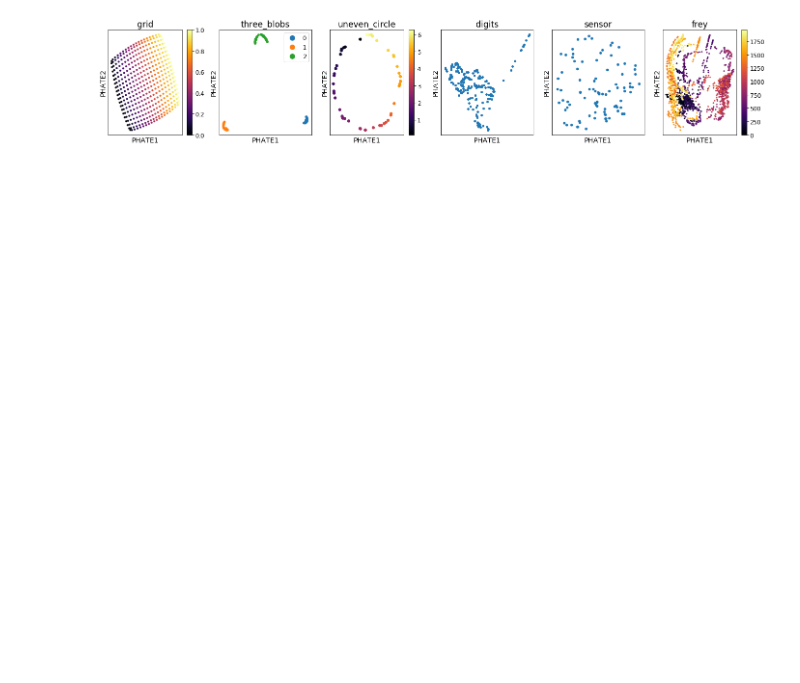
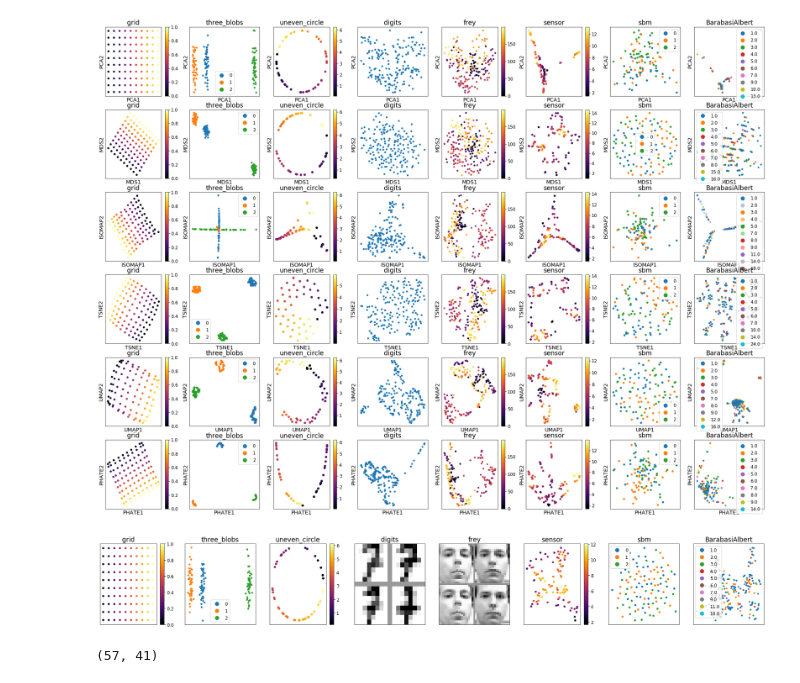
Before and after one commit to KrishnaswamyLab/visualization_selection, a Jupyter notebook: notebooks/toy_data.ipynb, the cells around one changed output. Cells and saved outputs as stored; diff of their text form; code cells hidden in the pictures; blank space fills up the shorter version.

Commit message:
improved toy data vis and interactive parameter plot

```diff
--- a/notebooks/toy_data.ipynb
+++ b/notebooks/toy_data.ipynb
@@ -7,13 +8,40 @@ import phate
 import scprep
 # %%
 data_loaders = data.__all__
+algorithms = embed.__all__
 # %%
-fig, axes = plt.subplots(1, len(data_loaders), figsize=(len(data_loaders)*4, 4))
-for loader, ax in zip(data_loaders, axes):
-    dataset = loader()
-    knn_dist = knn_dist='precomputed' if dataset.is_graph else 'euclidean'
-    Y = phate.PHATE(knn_dist=knn_dist, verbose=0).fit_transform(dataset.X)
-    scprep.plot.scatter2d(Y, c=dataset.c, ticks=False, label_prefix="PHATE", ax=ax,
-                         title=dataset.name)
+fig, axes = plt.subplots(len(algorithms), len(data_loaders), figsize=(len(data_loaders)*4, len(algorithms)*4))
+for algorithm, axis in zip(algorithms, axes):
+    for loader, ax in zip(data_loaders, axis):
+        dataset = loader()
+        Y = algorithm(dataset.X, dataset.is_graph)
+        scprep.plot.scatter2d(Y, c=dataset.c, ticks=False, label_prefix=algorithm.__name__, ax=ax,
+                             title=dataset.name)
 # %% [output]
-[figure, old version]
+[figure, new version]
+# %%
+fig, axes = plt.subplots(1, len(data_loaders), figsize=(len(data_loaders)*4, 4))
+for loader, ax in zip(data_loaders, axes):
+    dataset = loader()
+    X = dataset.X
+    if dataset.is_graph:
+        X = embed.Spring(X, is_graph=True)
+    if hasattr(dataset, "X_raw"):
+        # image data
+        select_idx = np.random.choice(len(dataset.X_raw), 4)
+        plot_image = np.vstack([np.hstack([dataset.X_raw[select_idx[0]], np.repeat(125, dataset.X_raw.shape[1])[:,None], dataset.X_raw[select_idx[1]]]),
+                               np.repeat(125, dataset.X_raw.shape[2]*2+1)[None,:],
+                               np.hstack([dataset.X_raw[select_idx[2]], np.repeat(125, dataset.X_raw.shape[1])[:,None], dataset.X_raw[select_idx[3]]])])
+        ax.imshow(plot_image, cmap='Greys', aspect='auto')
+        ax.set_xticks([])
+        ax.set_yticks([])
+        ax.set_title(dataset.name, fontsize='xx-large')
+    else:
+        scprep.plot.scatter2d(X, c=dataset.c, ticks=False, ax=ax,
+                         title=dataset.name)
+# %% [output]
+[figure, added]
+# %%
+plot_image.shape
+# %% [output]
+(57, 41)
```
Also changed, not shown: parts of 2 cells of this notebook, 5 other files.
